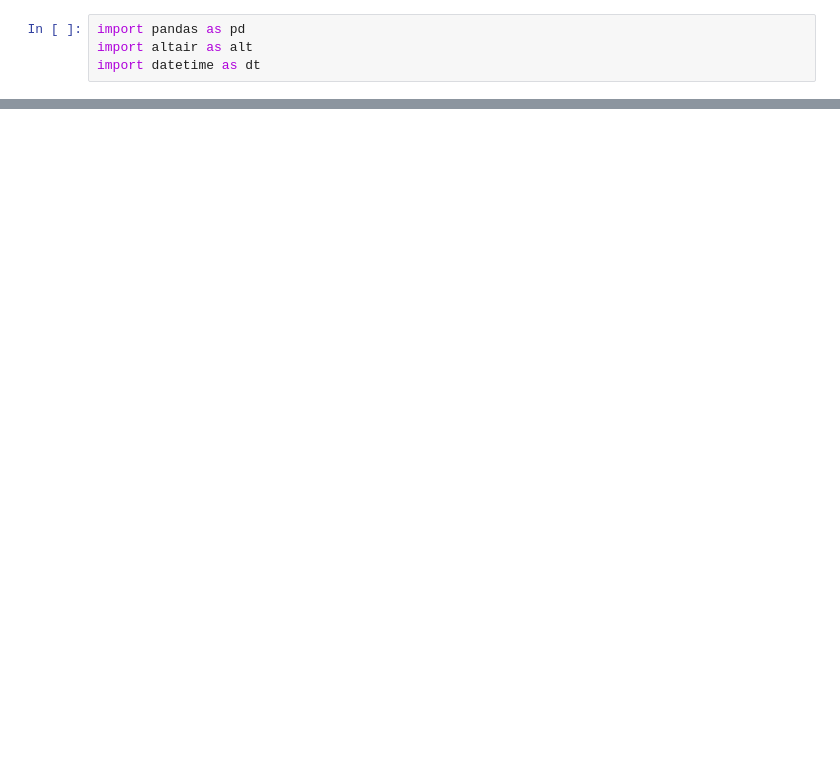
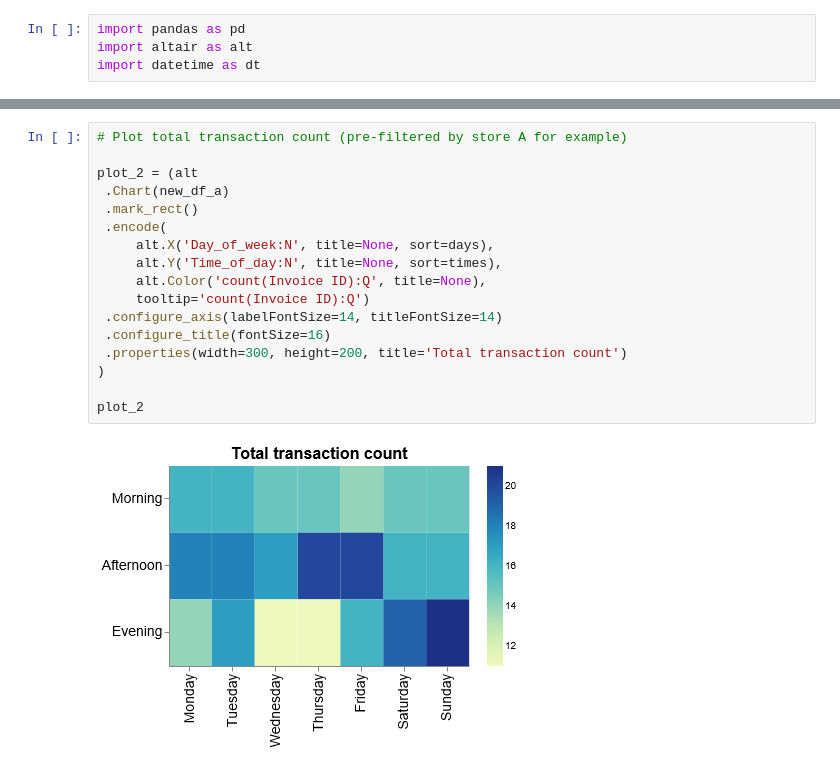
Before and after one commit to reikookamoto/DSCI_532_group-106_supermarket, a Jupyter notebook: src/analysis_draft.ipynb, the cells around one changed output, grey strips where cells are left out. Saved outputs shown, nothing was run; the diff lists cells and outputs as text; blank space fills up the shorter version.

```diff
--- a/src/analysis_draft.ipynb
+++ b/src/analysis_draft.ipynb
@@ -153,0 +80,19 @@ plot_4
+# %%
+# Plot total transaction count (pre-filtered by store A for example)
+
+plot_2 = (alt
+ .Chart(new_df_a)
+ .mark_rect()
+ .encode(
+     alt.X('Day_of_week:N', title=None, sort=days),
+     alt.Y('Time_of_day:N', title=None, sort=times),
+     alt.Color('count(Invoice ID):Q', title=None),
+     tooltip='count(Invoice ID):Q')
+ .configure_axis(labelFontSize=14, titleFontSize=14)
+ .configure_title(fontSize=16)
+ .properties(width=300, height=200, title='Total transaction count')
+)
+
+plot_2
+# %% [output]
+[figure, added]
```
Also changed, not shown: parts of 18 cells of this notebook.
